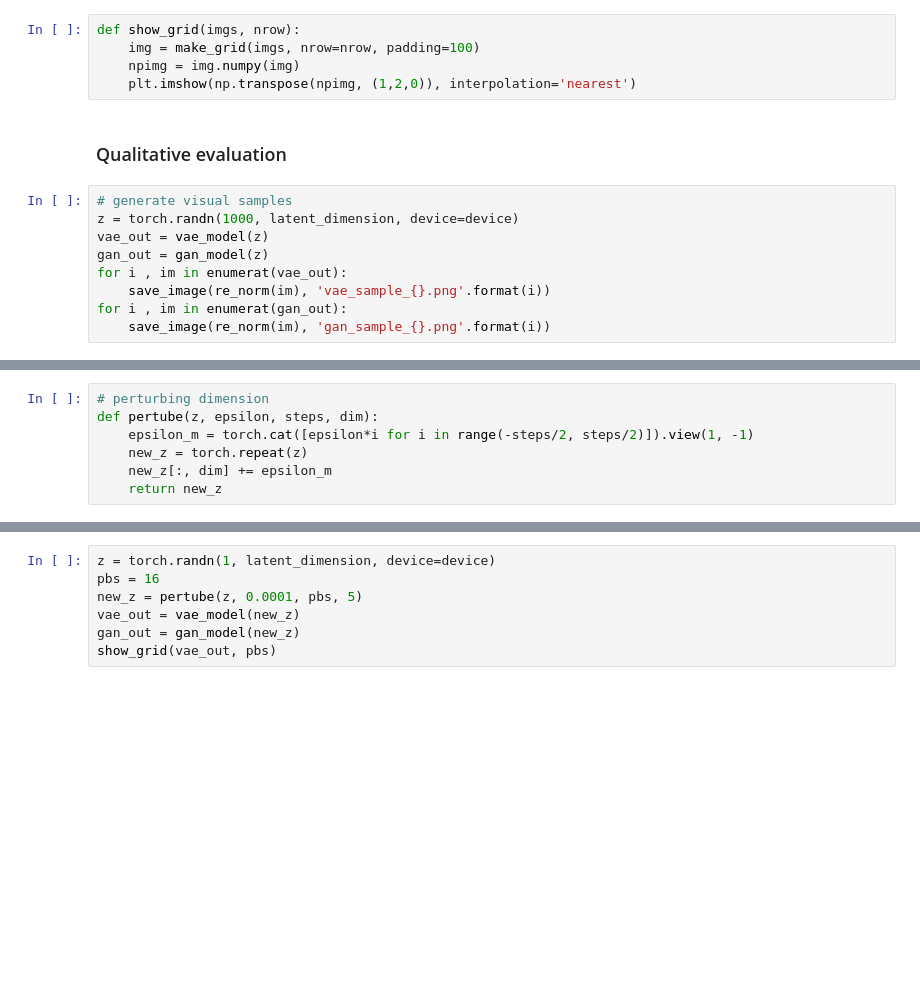
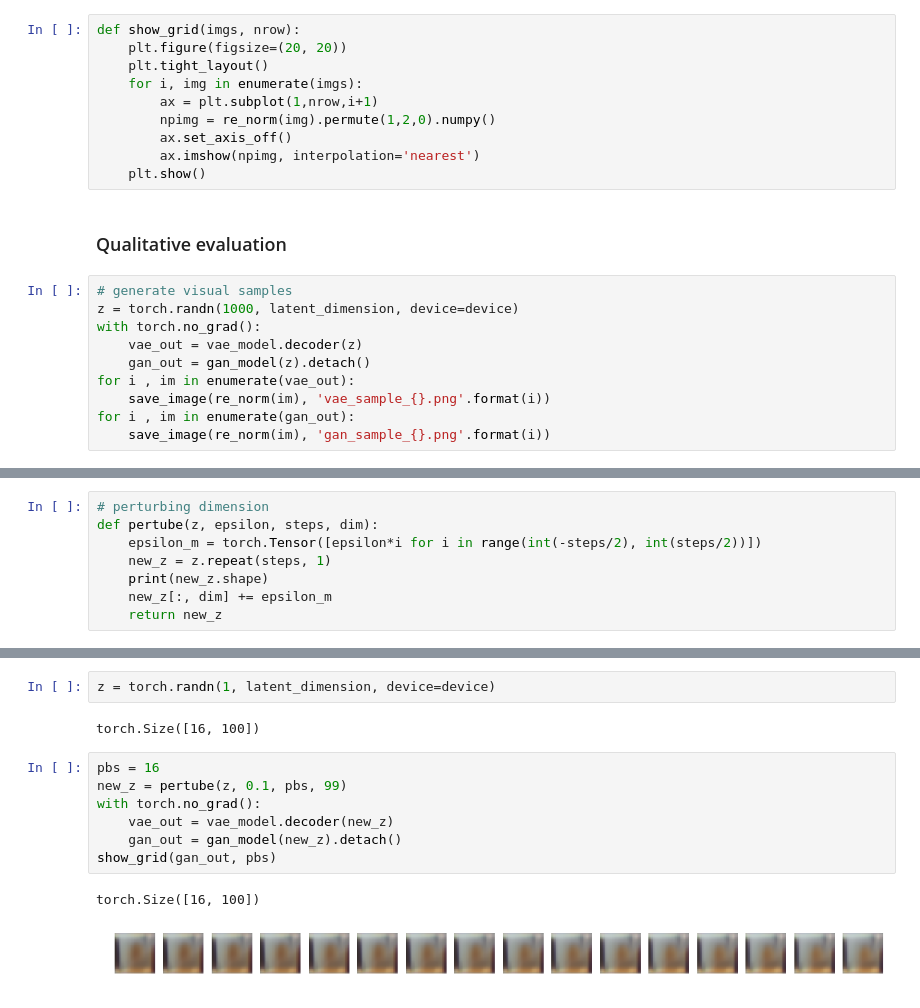
Before and after one commit to jimleroux/IFT6135ass3, a Jupyter notebook: p3/Analysis.ipynb, the cells around one changed output, grey strips where cells are left out. Cells and saved outputs as stored; diff of their text form; blank space fills up the shorter version.

```diff
--- a/p3/Analysis.ipynb
+++ b/p3/Analysis.ipynb
@@ -30,16 +67,22 @@ vae_model.load_state_dict(checkpoint['model'])
-# %%
-def show_grid(imgs, nrow):
-    img = make_grid(imgs, nrow=nrow, padding=100)
-    npimg = img.numpy(img)
-    plt.imshow(np.transpose(npimg, (1,2,0)), interpolation='nearest')
+# %%
+def show_grid(imgs, nrow):
+    plt.figure(figsize=(20, 20))
+    plt.tight_layout()
+    for i, img in enumerate(imgs):
+        ax = plt.subplot(1,nrow,i+1)
+        npimg = re_norm(img).permute(1,2,0).numpy()
+        ax.set_axis_off()
+        ax.imshow(npimg, interpolation='nearest')
+    plt.show()
 # %% [markdown]
 ### Qualitative evaluation
 # %%
 # generate visual samples
 z = torch.randn(1000, latent_dimension, device=device)
-vae_out = vae_model(z)
-gan_out = gan_model(z)
-for i , im in enumerat(vae_out):
+with torch.no_grad():
+    vae_out = vae_model.decoder(z)
+    gan_out = gan_model(z).detach()
+for i , im in enumerate(vae_out):
     save_image(re_norm(im), 'vae_sample_{}.png'.format(i))
-for i , im in enumerat(gan_out):
+for i , im in enumerate(gan_out):
     save_image(re_norm(im), 'gan_sample_{}.png'.format(i))
@@ -46,7 +91,8 @@ for i , im in enumerat(gan_out):
 # %%
 # perturbing dimension
 def pertube(z, epsilon, steps, dim):
-    epsilon_m = torch.cat([epsilon*i for i in range(-steps/2, steps/2)]).view(1, -1)
-    new_z = torch.repeat(z)
+    epsilon_m = torch.Tensor([epsilon*i for i in range(int(-steps/2), int(steps/2))])
+    new_z = z.repeat(steps, 1)
+    print(new_z.shape)
     new_z[:, dim] += epsilon_m
     return new_z
@@ -53,7 +106,14 @@ def pertube(z, epsilon, steps, dim):
+# %%
+z = torch.randn(1, latent_dimension, device=device)
+# %% [output]
+torch.Size([16, 100])
 # %%
-z = torch.randn(1, latent_dimension, device=device)
 pbs = 16
-new_z = pertube(z, 0.0001, pbs, 5)
-vae_out = vae_model(new_z)
-gan_out = gan_model(new_z)
-show_grid(vae_out, pbs)
+new_z = pertube(z, 0.1, pbs, 99)
+with torch.no_grad():
+    vae_out = vae_model.decoder(new_z)
+    gan_out = gan_model(new_z).detach()
+show_grid(gan_out, pbs)
+# %% [output]
+torch.Size([16, 100])
+[figure, added]
```
Also changed, not shown: parts of 4 cells of this notebook.
